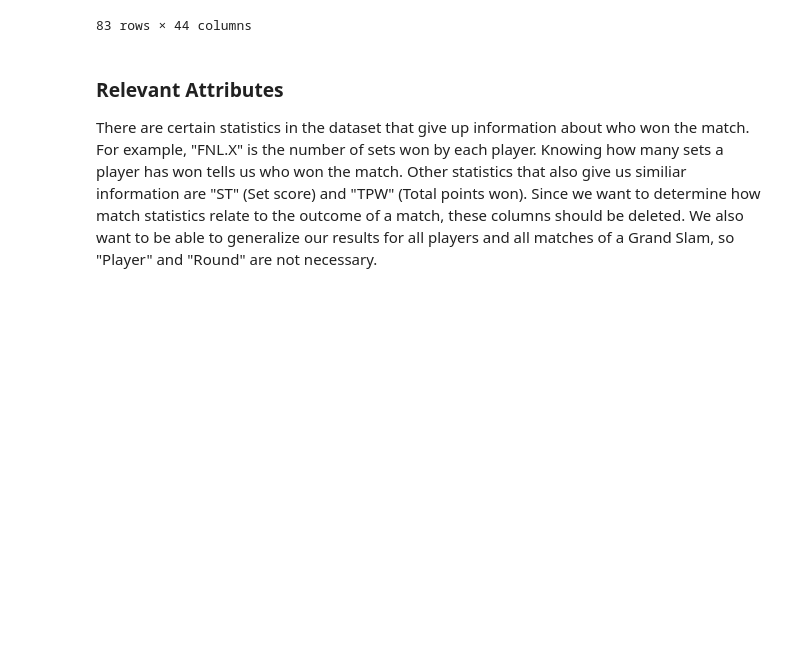
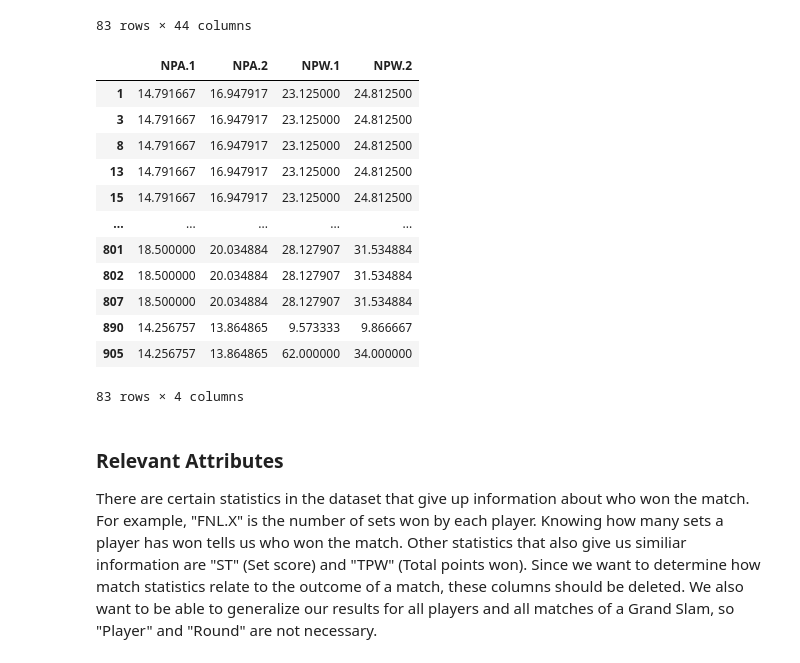
Before and after one commit to myan779/myan779.github.io, a Jupyter notebook: finalproject/Predicting Tennis Match Results.ipynb, the cells around one changed output. Saved outputs shown, nothing was run; the diff lists cells and outputs as text; code cells hidden in the pictures; blank space fills up the shorter version.

```diff
--- a/finalproject/Predicting Tennis Match Results.ipynb
+++ b/finalproject/Predicting Tennis Match Results.ipynb
@@ -473,9 +484,25 @@ gs_matches[npa_and_npw_nan]
 # %%
 # impute by the mean differentiating by Gender and Grand Slam
 gs_matches['NPA.1'].fillna(gs_matches.groupby(["Gender", "GrandSlam"])["NPA.1"].transform("mean"), inplace=True)
 gs_matches['NPA.2'].fillna(gs_matches.groupby(["Gender", "GrandSlam"])["NPA.2"].transform("mean"), inplace=True)
 gs_matches['NPW.1'].fillna(gs_matches.groupby(["Gender", "GrandSlam"])["NPW.1"].transform("mean"), inplace=True)
 gs_matches['NPW.2'].fillna(gs_matches.groupby(["Gender", "GrandSlam"])["NPW.2"].transform("mean"), inplace=True)
+
+gs_matches[npa_and_npw_nan][["NPA.1","NPA.2","NPW.1","NPW.2"]]
+# %% [output]
+|  | NPA.1 | NPA.2 | NPW.1 | NPW.2 |
+| 1 | 14.791667 | 16.947917 | 23.125000 | 24.812500 |
+| 3 | 14.791667 | 16.947917 | 23.125000 | 24.812500 |
+| 8 | 14.791667 | 16.947917 | 23.125000 | 24.812500 |
+| 13 | 14.791667 | 16.947917 | 23.125000 | 24.812500 |
+| 15 | 14.791667 | 16.947917 | 23.125000 | 24.812500 |
+| ... | ... | ... | ... | ... |
+| 801 | 18.500000 | 20.034884 | 28.127907 | 31.534884 |
+| 802 | 18.500000 | 20.034884 | 28.127907 | 31.534884 |
+| 807 | 18.500000 | 20.034884 | 28.127907 | 31.534884 |
+| 890 | 14.256757 | 13.864865 | 9.573333 | 9.866667 |
+| 905 | 14.256757 | 13.864865 | 62.000000 | 34.000000 |
+83 rows × 4 columns
 # %% [markdown]
 ### Relevant Attributes
 
```
Also changed, not shown: parts of 16 cells of this notebook, 1 other file.
